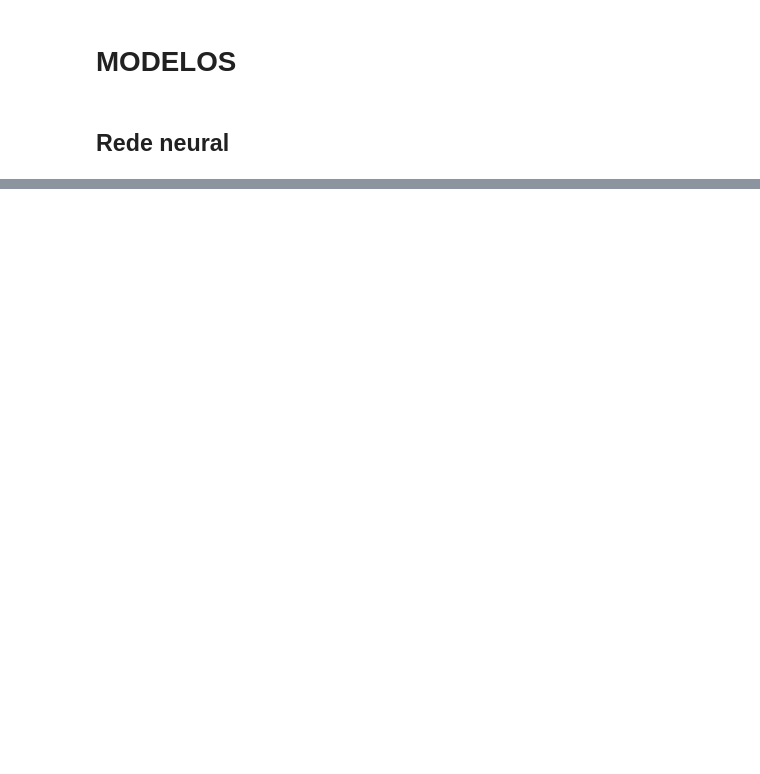
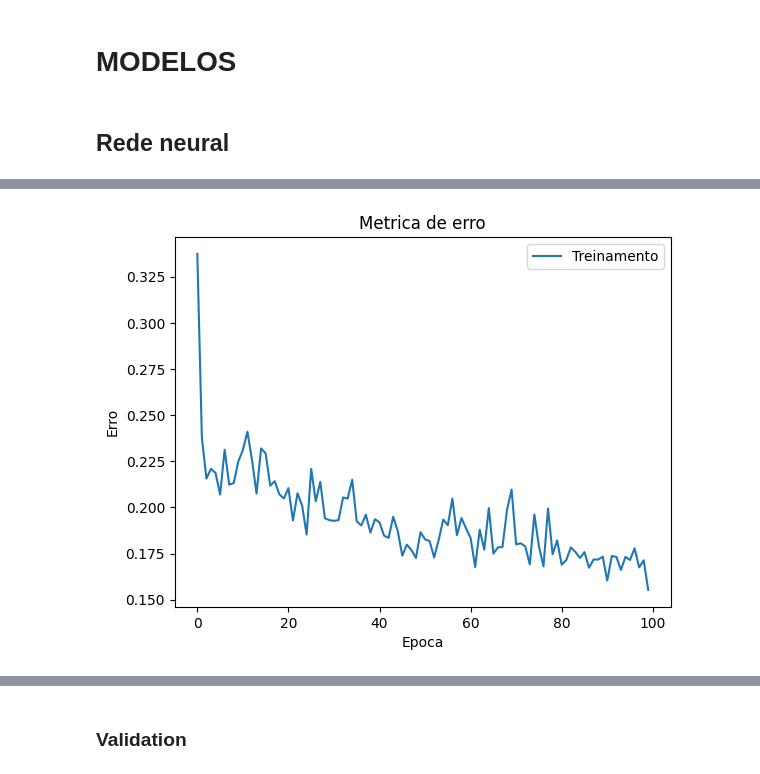
Before and after one commit to JonasFOliveira/ML-Final-Project, a Jupyter notebook: rede_neural.ipynb, the cells around one changed output, grey strips where cells are left out. Drawn from its saved outputs; the diff is of its cells as text; code cells hidden in the pictures; blank space fills up the shorter version.

```diff
--- a/rede_neural.ipynb
+++ b/rede_neural.ipynb
@@ -92,8 +68,0 @@ data.split_data()
-# %%
-trainX, train_y, train_y_coef = data.get_data_train()
-testX, test_y, test_y_coef = data.get_data_test()
-validationX, validation_y, validation_y_coef = data.get_data_validation()
-
-print("Train: ", trainX.shape, train_y.shape, train_y_coef.shape)
-print("Test: ", testX.shape, test_y.shape, test_y_coef.shape)
-print("Validation: ", validationX.shape, validation_y.shape, validation_y_coef.shape)
@@ -138,0 +152,4 @@ $$ n \le \frac{5007-10}{10*(8+2)} <=> \frac{4997}{100} \equiv 49 $$
+# %%
+BATCH_SIZE = 16
+# trainX, train_y, train_y_coef
+model_hdi = model.fit(trainX, train_y_coef, epochs=100, batch_size=BATCH_SIZE)
@@ -138,0 +174,23 @@ $$ n \le \frac{5007-10}{10*(8+2)} <=> \frac{4997}{100} \equiv 49 $$
+# %%
+from sklearn.metrics import accuracy_score
+
+plt.plot(model_hdi.history['loss'])
+plt.title('Metrica de erro')
+plt.ylabel('Erro')
+plt.xlabel('Epoca')
+plt.legend(['Treinamento'])
+plt.show()
+
+# Obtendo a acuracia usando accuracy_score()
+pred = np.round(model.predict(trainX))
+acc_train = accuracy_score(train_y_coef, pred)
+
+# Obtendo a acuracia usando evaluate()
+E_out, acc_test = model.evaluate(testX, test_y_coef, batch_size=BATCH_SIZE, verbose=0)
+
+print(f'\n--> Acuracia (treino): {acc_train:.4f}')
+print(f'--> Acuracia (teste): {acc_test:.4f}')
+print(f"--> E_out - E_in = {E_out - model_hdi.history['loss'][-1]:.4f}")
+print(f"--> acc_train - acc_test = {acc_train - acc_test:.4f}")
+# %% [output]
+[figure, added]
@@ -138,0 +198,2 @@ $$ n \le \frac{5007-10}{10*(8+2)} <=> \frac{4997}{100} \equiv 49 $$
+# %% [markdown]
+### Validation
```
Also changed, not shown: parts of 15 cells of this notebook, 3 other files.
